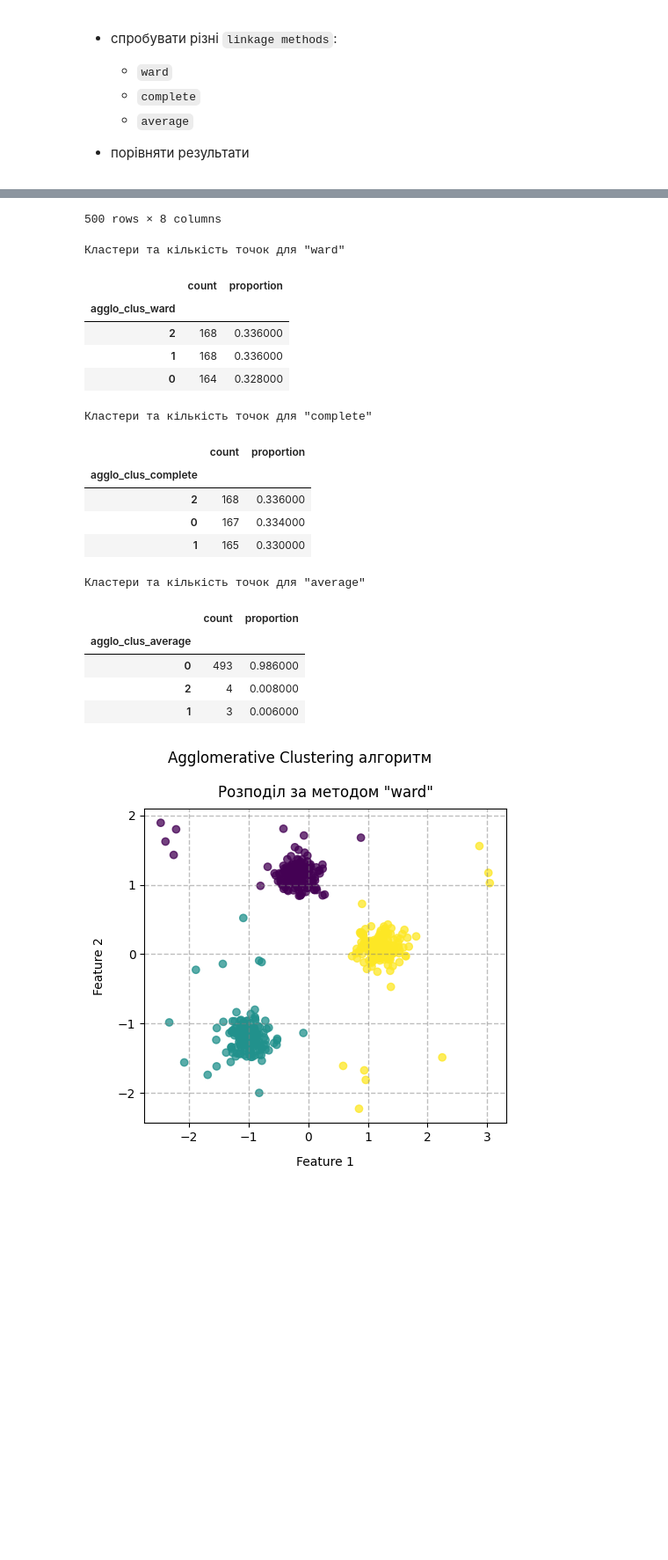
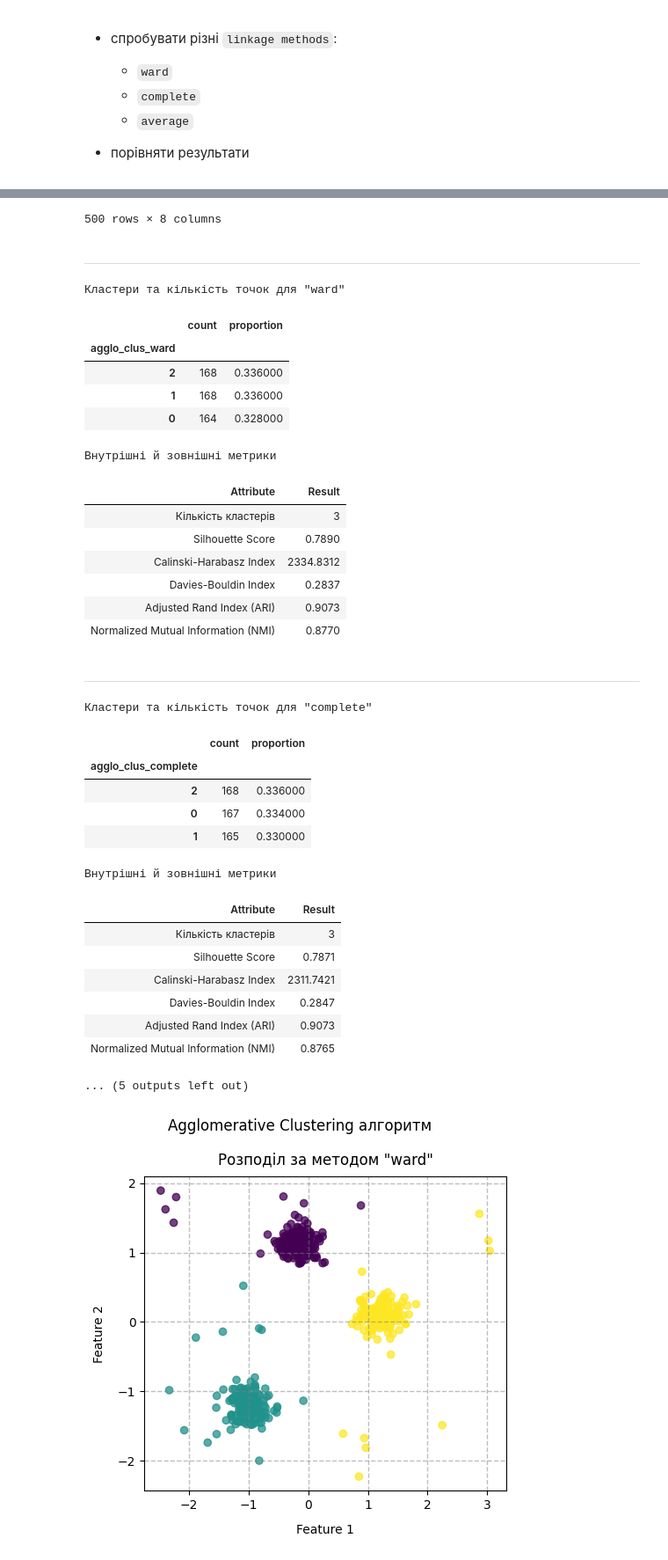
Before and after one commit to BogdanPinchuk/DataScience-PBY_HW19, a Jupyter notebook: Bohdan_Pinchuk_DS_HW19.ipynb, the cells around one changed output, grey strips where cells are left out. Shown at 88% size. Cells and saved outputs as stored; diff of their text form; code cells hidden in the pictures; blank space fills up the shorter version.

```diff
--- a/Bohdan_Pinchuk_DS_HW19.ipynb
+++ b/Bohdan_Pinchuk_DS_HW19.ipynb
@@ -722,6 +745,7 @@ from joblib import Parallel, delayed
 n_clusters_ac = n_clusters
 linkage_methods = ['ward', 'complete', 'average']
 data_set = cluster_dataset_sc[[f1_col_name, f2_col_name]]
+labels_true = cluster_dataset_sc[y_col_name]
 
 # Solution
 ac_col_names = [f"agglo_clus_{item}" for item in linkage_methods]
@@ -753,45 +777,63 @@ for idx, (_, labels_ac) in enumerate(agglo_clus_list):
 
 # Print results
 display(cluster_dataset_sc)
 
+rpt_ac = []
+
 for idx, (method_name, labels_ac) in enumerate(agglo_clus_list):
     ac_col_name = ac_col_names[idx]
+    display(Markdown("---"))
     display(pd.concat([
         cluster_dataset_sc[ac_col_name].value_counts(),
         cluster_dataset_sc[ac_col_name].value_counts(normalize=True),
     ], axis=1).style.set_caption(f"Кластери та кількість точок для \"{method_name}\""))
+
+    rpt_ac.append((method_name, mn.calc_cluster_metrics(data_set, labels_ac, labels_true)))
 # %% [output]
 |  | Feature 1 | Feature 2 | Cluster ID | k_means | dbscan | agglo_clus_ward | agglo_clus_complete | ... |
 | 0 | 1.1193 | 0.0246747 | 1 | 1 | 0 | 2 | 0 | ... |
 | 1 | -1.00115 | -1.06937 | 2 | 0 | 1 | 1 | 2 | ... |
 | 2 | 1.3387 | 0.292591 | 1 | 1 | 0 | 2 | 0 | ... |
 | 3 | 1.23264 | -0.0259654 | 1 | 1 | 0 | 2 | 0 | ... |
 | 4 | -0.957474 | -1.48223 | 2 | 0 | 1 | 1 | 2 | ... |
 | ... | ... | ... | ... | ... | ... | ... | ... | ... |
 | 495 | 3.0433 | 1.02325 | -1 | 1 | -1 | 2 | 0 | ... |
 | 496 | 2.86852 | 1.55736 | -1 | 1 | -1 | 2 | 0 | ... |
 | 497 | 0.883952 | 1.67805 | -1 | 2 | -1 | 0 | 1 | ... |
 | 498 | -2.07552 | -1.5611 | -1 | 0 | -1 | 1 | 2 | ... |
 | 499 | -2.32687 | -0.983913 | -1 | 0 | -1 | 1 | 2 | ... |
 500 rows × 8 columns
+---
 Кластери та кількість точок для "ward"
 |  | count | proportion |
 | agglo_clus_ward |  |  |
 | 2 | 168 | 0.336000 |
 | 1 | 168 | 0.336000 |
 | 0 | 164 | 0.328000 |
-Кластери та кількість точок для "complete"
+Внутрішні й зовнішні метрики
-|  | count | proportion |
-| agglo_clus_complete |  |  |
-| 2 | 168 | 0.336000 |
-| 0 | 167 | 0.334000 |
-| 1 | 165 | 0.330000 |
+| Attribute | Result |
+| Кількість кластерів | 3 |
+| Silhouette Score | 0.7890 |
+| Calinski-Harabasz Index | 2334.8312 |
+| Davies-Bouldin Index | 0.2837 |
+| Adjusted Rand Index (ARI) | 0.9073 |
+| Normalized Mutual Information (NMI) | 0.8770 |
+---
-Кластери та кількість точок для "average"
+Кластери та кількість точок для "complete"
 |  | count | proportion |
-| agglo_clus_average |  |  |
-| 0 | 493 | 0.986000 |
-| 2 | 4 | 0.008000 |
-| 1 | 3 | 0.006000 |
+| agglo_clus_complete |  |  |
+| 2 | 168 | 0.336000 |
+| 0 | 167 | 0.334000 |
+| 1 | 165 | 0.330000 |
+Внутрішні й зовнішні метрики
+| Attribute | Result |
+| Кількість кластерів | 3 |
+| Silhouette Score | 0.7871 |
+| Calinski-Harabasz Index | 2311.7421 |
+| Davies-Bouldin Index | 0.2847 |
+| Adjusted Rand Index (ARI) | 0.9073 |
+| Normalized Mutual Information (NMI) | 0.8765 |
+... (5 outputs left out)
 # %%
 # Graphic results
 
```
Also changed, not shown: parts of 4 cells of this notebook.
